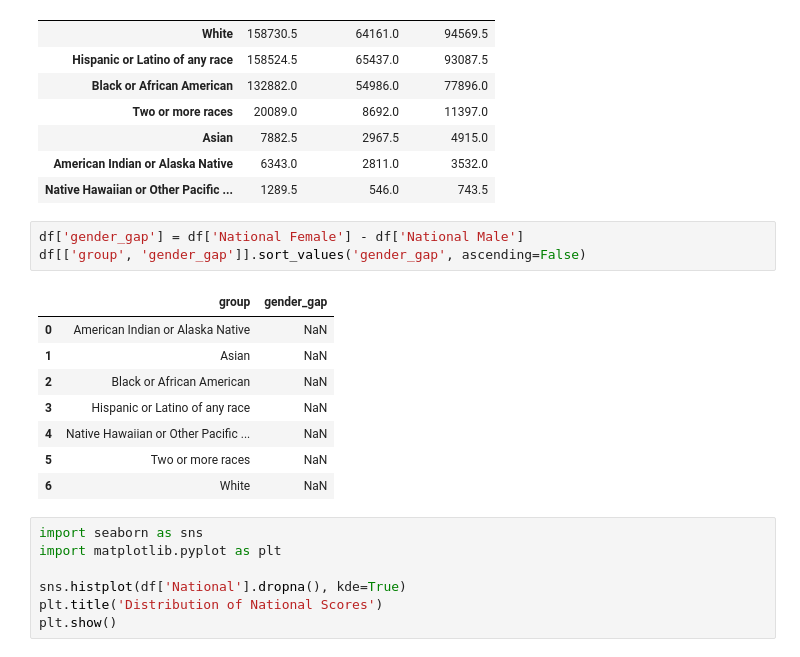
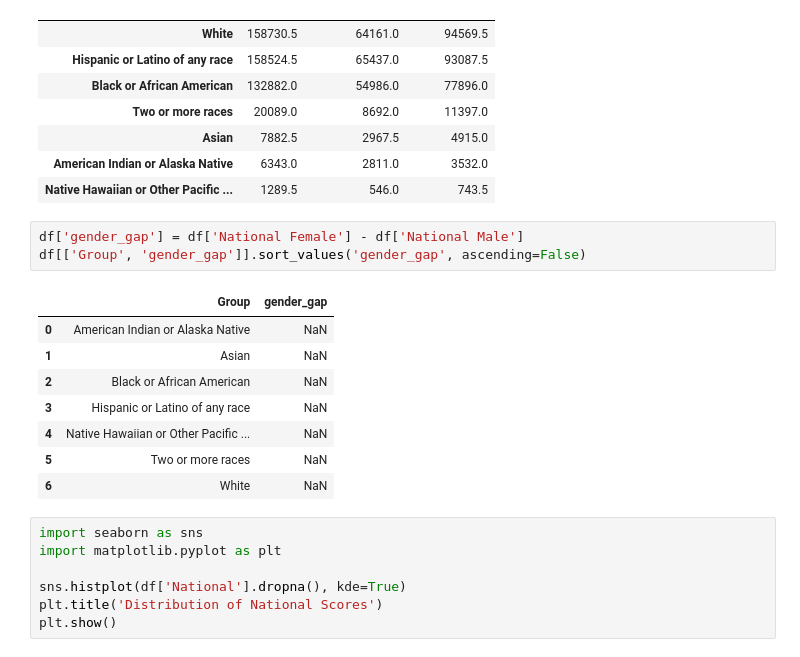
Before and after one commit to peklein1/Tracking-Progress-Throughout-Elementary-School, a Jupyter notebook: Notebooks/schooldata.ipynb, the cells around one changed output. Cells and saved outputs as stored; diff of their text form.

```diff
--- a/Notebooks/schooldata.ipynb
+++ b/Notebooks/schooldata.ipynb
@@ -333,9 +333,9 @@ benchmarks.groupby('Group')[['National', 'National Female', 'National Male']].me
 | Native Hawaiian or Other Pacific ... | 1289.5 | 546.0 | 743.5 |
 # %%
 df['gender_gap'] = df['National Female'] - df['National Male']
-df[['group', 'gender_gap']].sort_values('gender_gap', ascending=False)
+df[['Group', 'gender_gap']].sort_values('gender_gap', ascending=False)
 # %% [output]
-|  | group | gender_gap |
+|  | Group | gender_gap |
 | 0 | American Indian or Alaska Native | NaN |
 | 1 | Asian | NaN |
 | 2 | Black or African American | NaN |
```
Also changed, not shown: parts of 1 cell of this notebook, 1 other file.
